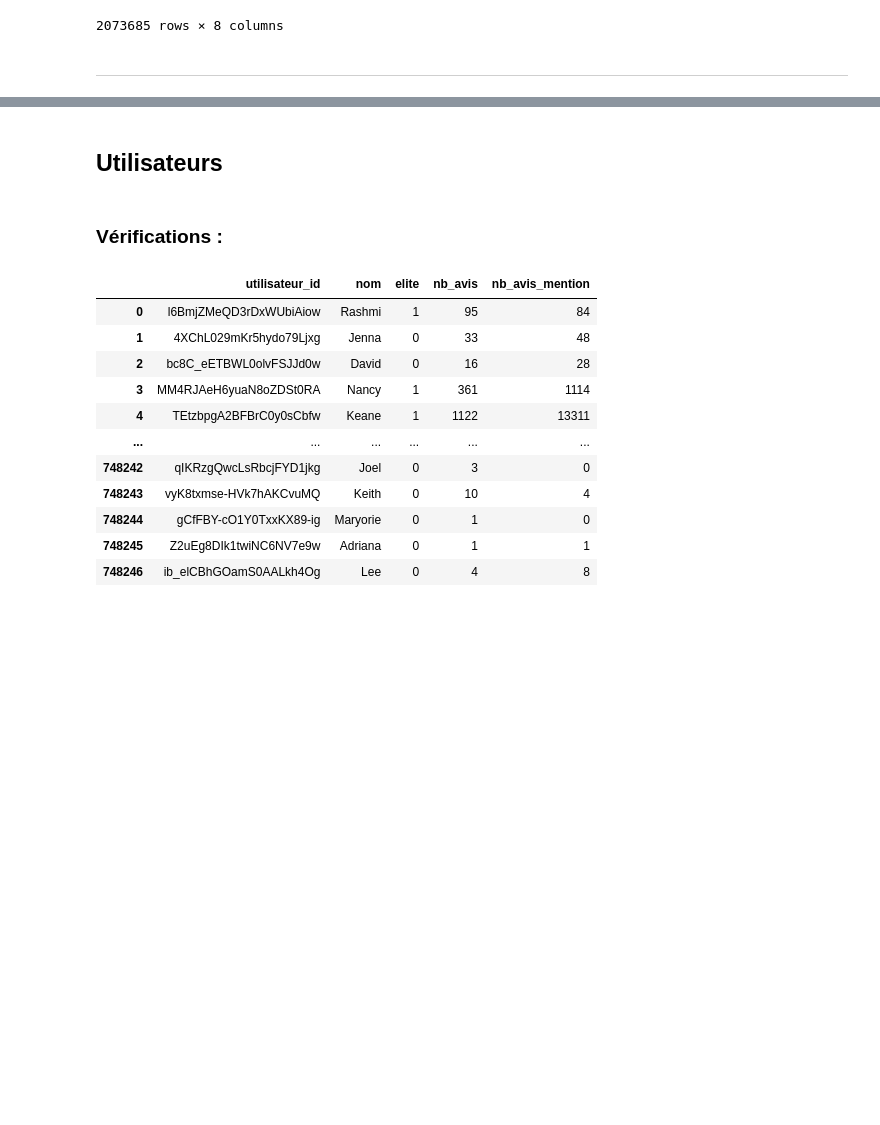
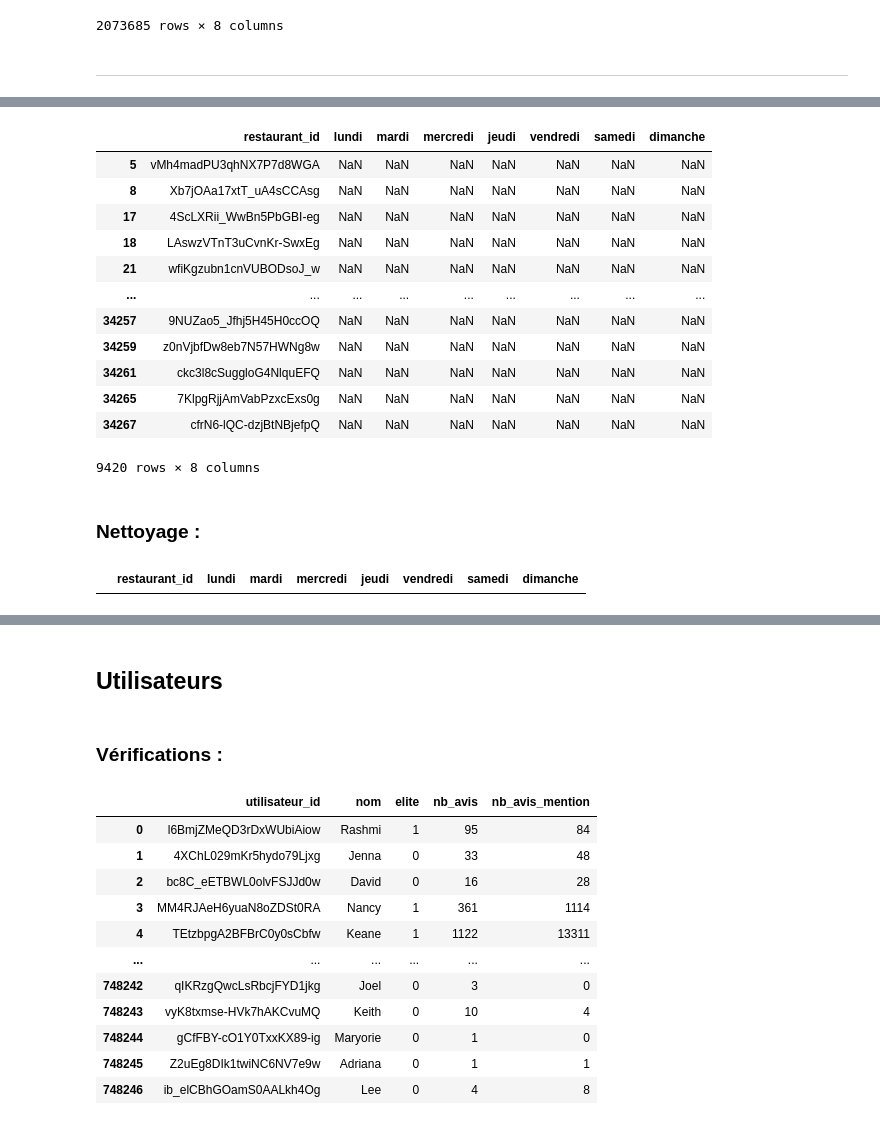
Before and after one commit to Marc-AntoineMercier/420-514-MV-TP03, a Jupyter notebook: nettoyage.ipynb, the cells around one changed output, grey strips where cells are left out. Drawn from its saved outputs; the diff is of its cells as text; code cells hidden in the pictures; blank space fills up the shorter version.

Commit message:
Reste du nettoyage

```diff
--- a/nettoyage.ipynb
+++ b/nettoyage.ipynb
@@ -197,0 +629,25 @@ df_avis
+# %%
+# Vérification du nombre de restaurants sans horaires (avec des NaN)
+df_horaires[(df_horaires[jours].isna()).all(axis=1)]
+# %% [output]
+|  | restaurant_id | lundi | mardi | mercredi | jeudi | vendredi | samedi | dimanche |
+| 5 | vMh4madPU3qhNX7P7d8WGA | NaN | NaN | NaN | NaN | NaN | NaN | NaN |
+| 8 | Xb7jOAa17xtT_uA4sCCAsg | NaN | NaN | NaN | NaN | NaN | NaN | NaN |
+| 17 | 4ScLXRii_WwBn5PbGBI-eg | NaN | NaN | NaN | NaN | NaN | NaN | NaN |
+| 18 | LAswzVTnT3uCvnKr-SwxEg | NaN | NaN | NaN | NaN | NaN | NaN | NaN |
+| 21 | wfiKgzubn1cnVUBODsoJ_w | NaN | NaN | NaN | NaN | NaN | NaN | NaN |
+| ... | ... | ... | ... | ... | ... | ... | ... | ... |
+| 34257 | 9NUZao5_Jfhj5H45H0ccOQ | NaN | NaN | NaN | NaN | NaN | NaN | NaN |
+| 34259 | z0nVjbfDw8eb7N57HWNg8w | NaN | NaN | NaN | NaN | NaN | NaN | NaN |
+| 34261 | ckc3l8cSuggloG4NlquEFQ | NaN | NaN | NaN | NaN | NaN | NaN | NaN |
+| 34265 | 7KlpgRjjAmVabPzxcExs0g | NaN | NaN | NaN | NaN | NaN | NaN | NaN |
+| 34267 | cfrN6-lQC-dzjBtNBjefpQ | NaN | NaN | NaN | NaN | NaN | NaN | NaN |
+9420 rows × 8 columns
+# %% [markdown]
+### Nettoyage :
+# %%
+# Convertir les NaN en 0:0-0:0 pour signifier une fermeture ou horaire manquant
+df_horaires[jours] = df_horaires[jours].fillna('0:0-0:0')
+df_horaires[(df_horaires[jours].isna()).all(axis=1)]
+# %% [output]
+|  | restaurant_id | lundi | mardi | mercredi | jeudi | vendredi | samedi | dimanche |
```
Also changed, not shown: parts of 96 cells of this notebook, 1 other file.
